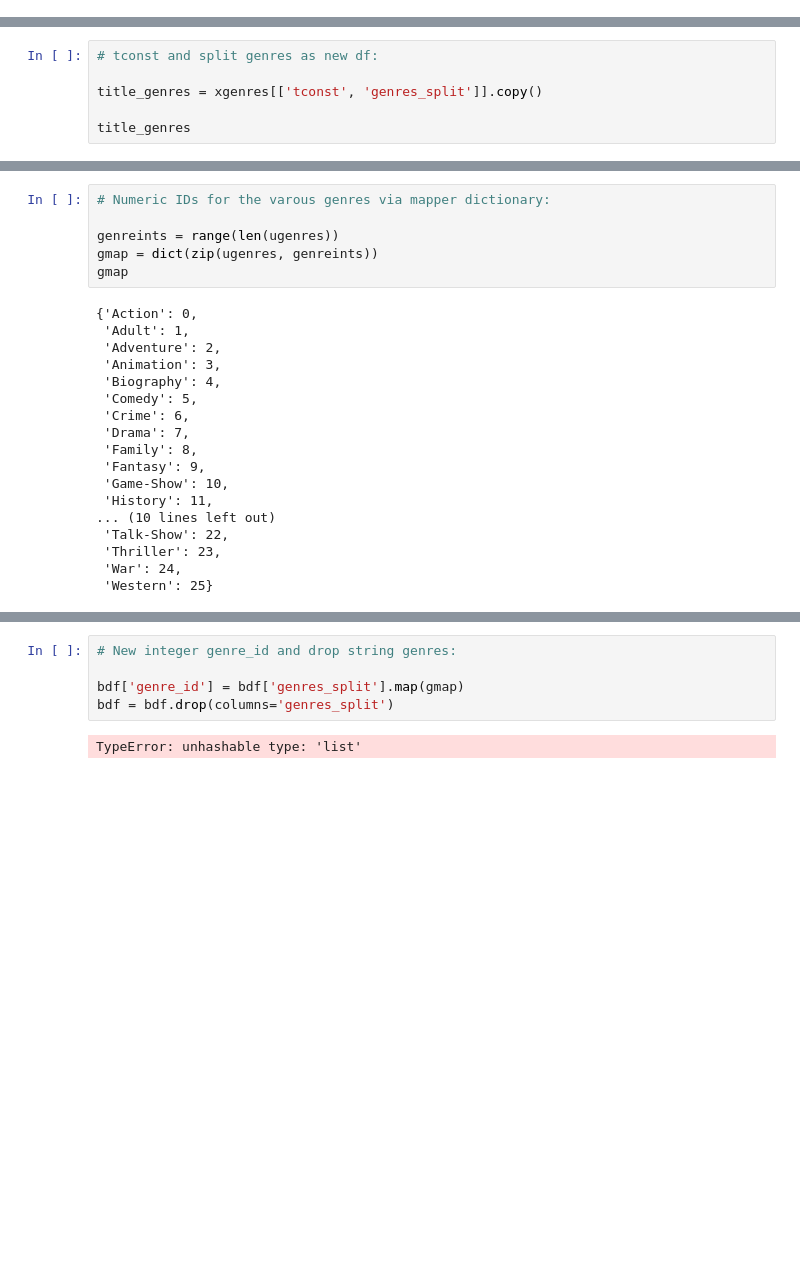
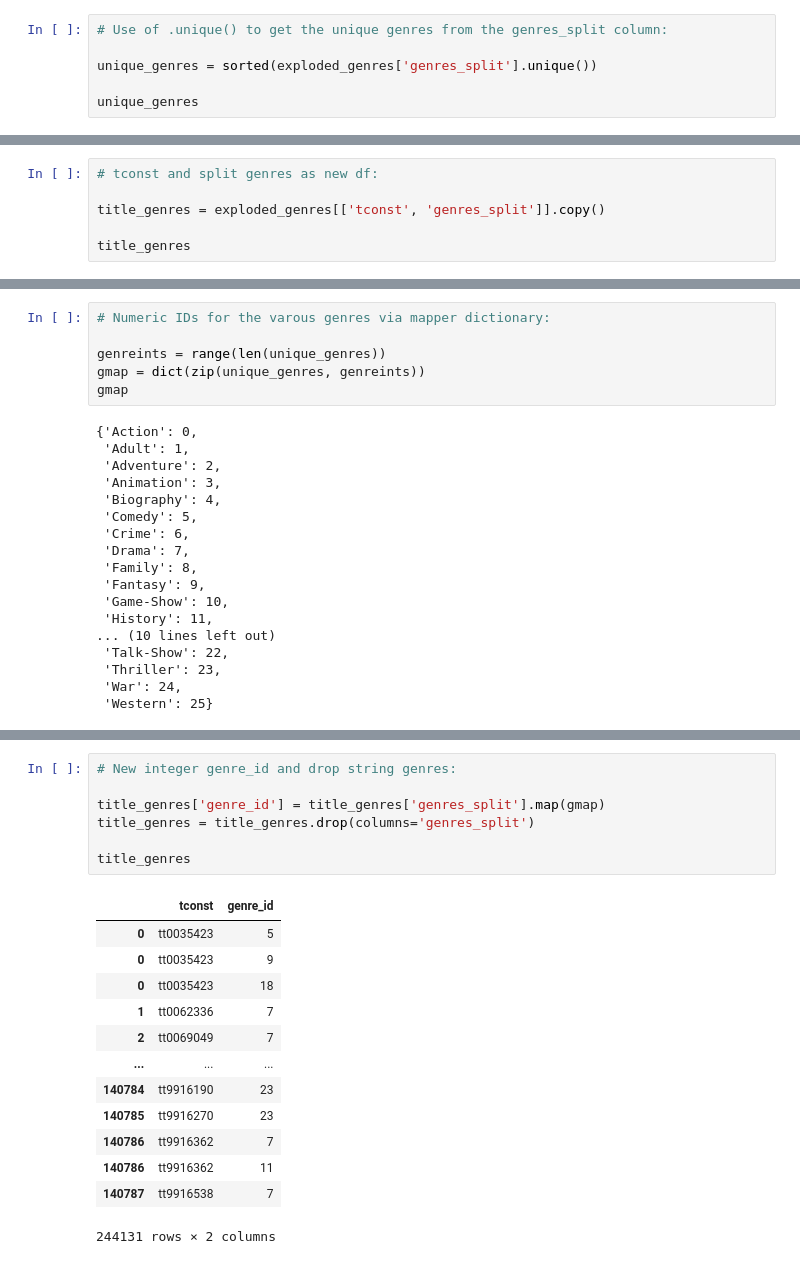
Before and after one commit to starkjones/IMDB-Queries, a Jupyter notebook: Project 3 IMBD Queries Part 3.ipynb, the cells around one changed output, grey strips where cells are left out. Cells and saved outputs as stored; diff of their text form; blank space fills up the shorter version.

```diff
--- a/Project 3 IMBD Queries Part 3.ipynb
+++ b/Project 3 IMBD Queries Part 3.ipynb
@@ -115,0 +132,6 @@ ugenres
+# %%
+# Use of .unique() to get the unique genres from the genres_split column:
+
+unique_genres = sorted(exploded_genres['genres_split'].unique())
+
+unique_genres
@@ -116,7 +156,7 @@ ugenres
 # %%
 # tconst and split genres as new df:
 
-title_genres = xgenres[['tconst', 'genres_split']].copy()
+title_genres = exploded_genres[['tconst', 'genres_split']].copy()
 
 title_genres
 # %% [output]
@@ -136,8 +176,8 @@ title_genres
 # %%
 # Numeric IDs for the varous genres via mapper dictionary:
 
-genreints = range(len(ugenres))
-gmap = dict(zip(ugenres, genreints))
+genreints = range(len(unique_genres))
+gmap = dict(zip(unique_genres, genreints))
 gmap
 # %% [output]
 {'Action': 0,
@@ -160,7 +224,21 @@ gmap
 # %%
 # New integer genre_id and drop string genres:
 
-bdf['genre_id'] = bdf['genres_split'].map(gmap)
-bdf = bdf.drop(columns='genres_split')
+title_genres['genre_id'] = title_genres['genres_split'].map(gmap)
+title_genres = title_genres.drop(columns='genres_split')
+
+title_genres
 # %% [output]
+|  | tconst | genre_id |
+| 0 | tt0035423 | 5 |
+| 0 | tt0035423 | 9 |
+| 0 | tt0035423 | 18 |
+| 1 | tt0062336 | 7 |
+| 2 | tt0069049 | 7 |
+| ... | ... | ... |
+| 140784 | tt9916190 | 23 |
+| 140785 | tt9916270 | 23 |
+| 140786 | tt9916362 | 7 |
+| 140786 | tt9916362 | 11 |
+| 140787 | tt9916538 | 7 |
-TypeError: unhashable type: 'list'
+244131 rows × 2 columns
```
Also changed, not shown: parts of 36 cells of this notebook, 4 other files.
